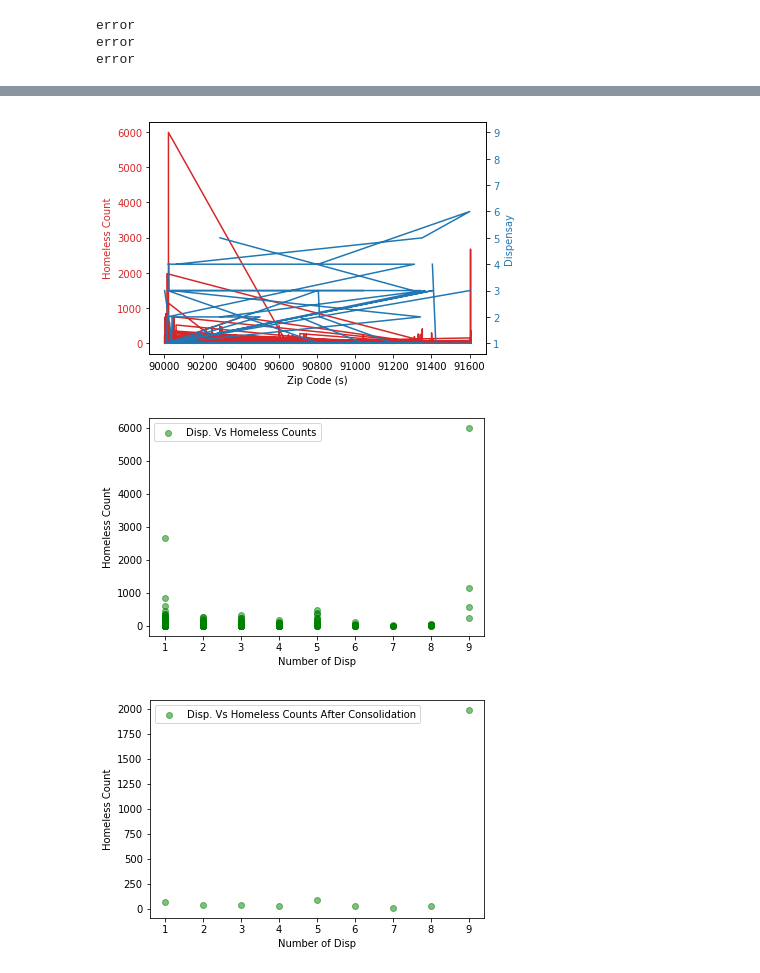
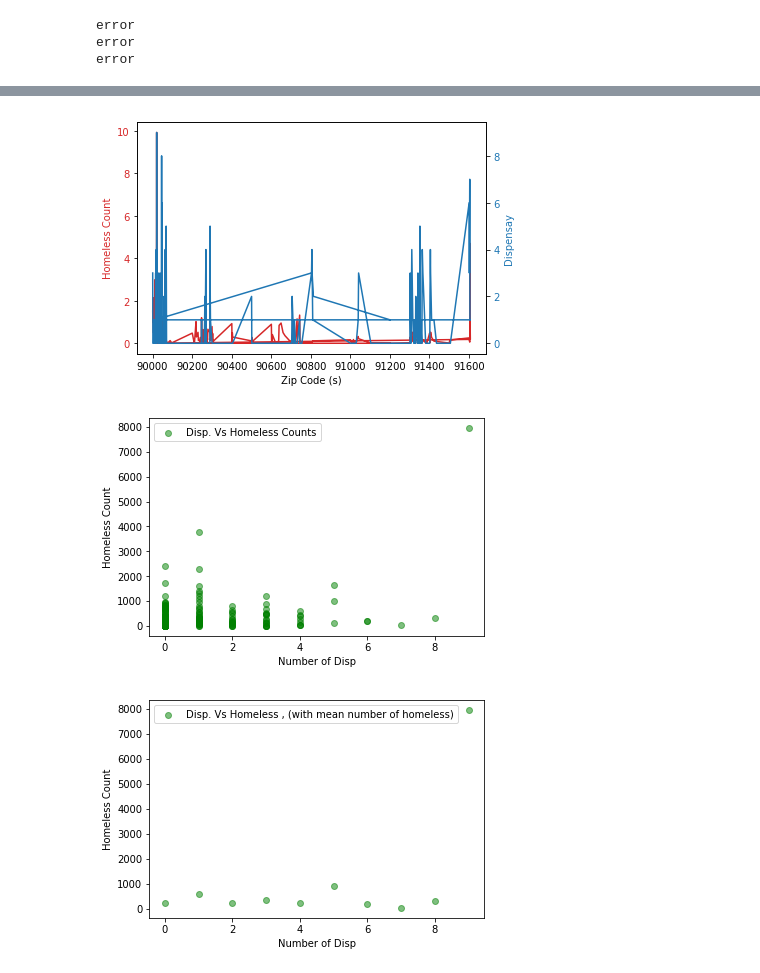
Before and after one commit to omkarkameshiyer/TeamBB4Project, a Jupyter notebook: CorrelationBetweenHomelessAndDispensary.ipynb, the cells around one changed output, grey strips where cells are left out. Cells and saved outputs as stored; diff of their text form; code cells hidden in the pictures.

```diff
--- a/CorrelationBetweenHomelessAndDispensary.ipynb
+++ b/CorrelationBetweenHomelessAndDispensary.ipynb
@@ -50,6 +50,7 @@ error
 zipCodeHomeLess = pd.DataFrame(dataHomeLess)
 # %%
 zipCodeHomeLess.columns = ['zip', 'count homeless']
+zipCodeHomeLess= zipCodeHomeLess.groupby(['zip']).sum()
 # %%
 marijuana_df=pd.read_csv('CannabisLicData_cleaned.csv')
 marijuana_zip=marijuana_df['Zip Code'].value_counts()
@@ -60,7 +61,7 @@ marijuana_zipDataFrame.columns = ['zip', 'count ']
 newData = pd.merge(zipCodeHomeLess, marijuana_zipDataFrame, on='zip', how='outer')
 # %%
 dataHomeLessAndPot = []
-newData.fillna(0)
+newData= newData.fillna(0)
 zipCodesValid=pd.read_csv('laZipCodes.csv', encoding = "ISO-8859-1")
 
 for index, row in newData.iterrows():
@@ -69,3 +70,5 @@ for index, row in newData.iterrows():
 pddataHomeLessAndPot=pd.DataFrame(dataHomeLessAndPot)
 
 pddataHomeLessAndPot.columns = ['zip','count disp', 'count homeless']
+
+pddataHomeLessAndPot.head()
@@ -73,36 +103,35 @@ pddataHomeLessAndPot.columns = ['zip','count disp', 'count homeless']
 """
 plt.figure(0)
 unemployed, = plt.plot(newData['zip'], newData['count homeless'], marker ='o', color='blue', label="Sine")
 # Each point on the cosine chart is marked by a red triangle
 plt.figure(1)
 weed, = plt.plot(newData['zip'], newData['count'], marker='^', color='red', label="Cosine")"""
 
 
-
 # Create some mock data
 t = pddataHomeLessAndPot['zip']
-data1 = pddataHomeLessAndPot['count homeless']
+data1 = pddataHomeLessAndPot['count homeless']/800
 data2 = pddataHomeLessAndPot['count disp']
 
 fig, ax1 = plt.subplots()
 
 color = 'tab:red'
 ax1.set_xlabel('Zip Code (s)')
 ax1.set_ylabel('Homeless Count', color=color)
 ax1.plot(t, data1, color=color)
 ax1.tick_params(axis='y', labelcolor=color)
 
 ax2 = ax1.twinx()  # instantiate a second axes that shares the same x-axis
 
 color = 'tab:blue'
 ax2.set_ylabel('Dispensay', color=color)  # we already handled the x-label with ax1
 ax2.plot(t, data2, color=color)
 ax2.tick_params(axis='y', labelcolor=color)
 
 fig.tight_layout()  # otherwise the right y-label is slightly clipped
 plt.show()
 # %% [output]
-[figure, old version]
+[figure, new version]
 # %%
 y = pddataHomeLessAndPot['count homeless']
 x = pddataHomeLessAndPot['count disp']
@@ -117,7 +146,7 @@ plt.xlabel("Number of Disp")
 plt.legend(loc='best')
 plt.show()
 # %% [output]
-[figure, old version]
+[figure, new version]
 # %%
 #y = pddataHomeLessAndPot['count homeless']
 #x = pddataHomeLessAndPot['count disp']
@@ -131,13 +160,13 @@ s = np.random.rand(*x.shape) * 800 + 500
 #plt.yscale('log',basey=2)
 
 plt.scatter(x, y,  c="g", alpha=0.5,
-            label="Disp. Vs Homeless Counts After Consolidation")
+            label="Disp. Vs Homeless , (with mean number of homeless)")
 plt.ylabel("Homeless Count")
 plt.xlabel("Number of Disp")
 plt.legend(loc='best')
 plt.show()
 # %% [output]
-[figure, old version]
+[figure, new version]
 # %%
 newDataWith0 = newData.fillna(0)
 for index, row in newDataWith0.iterrows():
```
Also changed, not shown: parts of 10 cells of this notebook.
